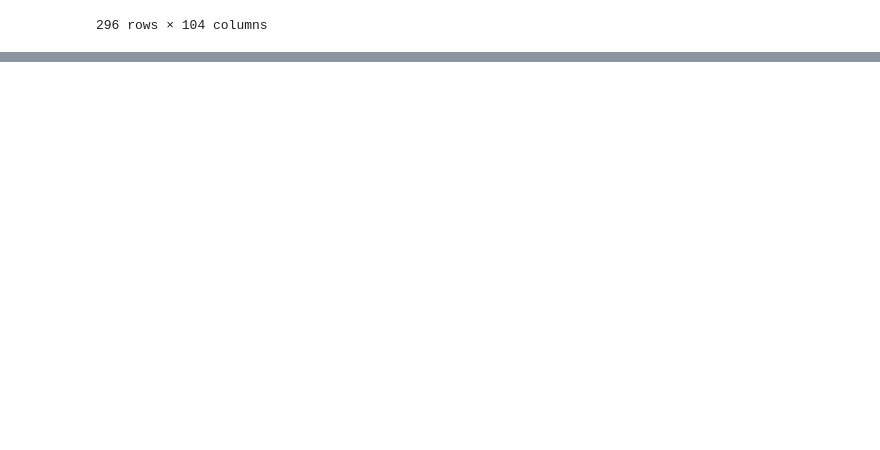
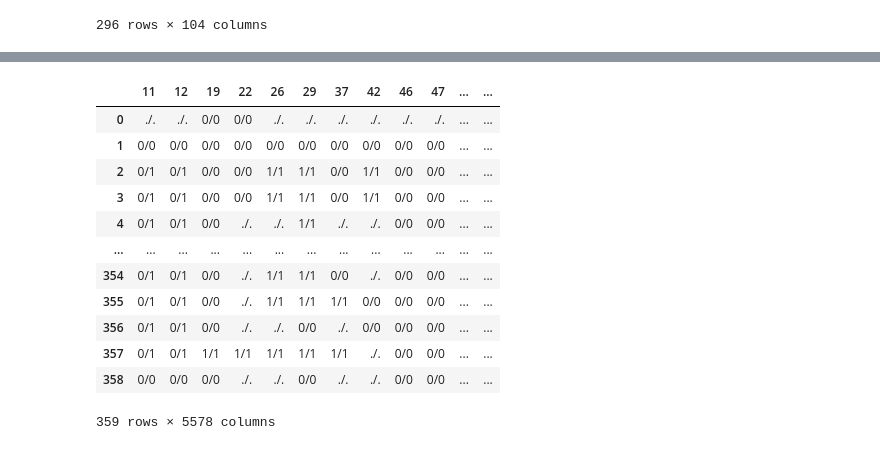
Before and after one commit to eMasov/AgroHack-Amalgama, a Jupyter notebook: AgroHack EDA.ipynb, the cells around one changed output, grey strips where cells are left out. Saved outputs shown, nothing was run; the diff lists cells and outputs as text; code cells hidden in the pictures; blank space fills up the shorter version.

```diff
--- a/AgroHack EDA.ipynb
+++ b/AgroHack EDA.ipynb
@@ -284,0 +389,16 @@ Index(['Время  (UTC)', 'дата', 'Ветер', '(напр.,м/с)', 'Ви
+# %%
+final_dataset[cat_features]
+# %% [output]
+|  | 11 | 12 | 19 | 22 | 26 | 29 | 37 | 42 | 46 | 47 | ... | ... |
+| 0 | ./. | ./. | 0/0 | 0/0 | ./. | ./. | ./. | ./. | ./. | ./. | ... | ... |
+| 1 | 0/0 | 0/0 | 0/0 | 0/0 | 0/0 | 0/0 | 0/0 | 0/0 | 0/0 | 0/0 | ... | ... |
+| 2 | 0/1 | 0/1 | 0/0 | 0/0 | 1/1 | 1/1 | 0/0 | 1/1 | 0/0 | 0/0 | ... | ... |
+| 3 | 0/1 | 0/1 | 0/0 | 0/0 | 1/1 | 1/1 | 0/0 | 1/1 | 0/0 | 0/0 | ... | ... |
+| 4 | 0/1 | 0/1 | 0/0 | ./. | ./. | 1/1 | ./. | ./. | 0/0 | 0/0 | ... | ... |
+| ... | ... | ... | ... | ... | ... | ... | ... | ... | ... | ... | ... | ... |
+| 354 | 0/1 | 0/1 | 0/0 | ./. | 1/1 | 1/1 | 0/0 | ./. | 0/0 | 0/0 | ... | ... |
+| 355 | 0/1 | 0/1 | 0/0 | ./. | 1/1 | 1/1 | 1/1 | 0/0 | 0/0 | 0/0 | ... | ... |
+| 356 | 0/1 | 0/1 | 0/0 | ./. | ./. | 0/0 | ./. | 0/0 | 0/0 | 0/0 | ... | ... |
+| 357 | 0/1 | 0/1 | 1/1 | 1/1 | 1/1 | 1/1 | 1/1 | ./. | 0/0 | 0/0 | ... | ... |
+| 358 | 0/0 | 0/0 | 0/0 | ./. | ./. | 0/0 | ./. | ./. | 0/0 | 0/0 | ... | ... |
+359 rows × 5578 columns
```
Also changed, not shown: parts of 19 cells of this notebook.
